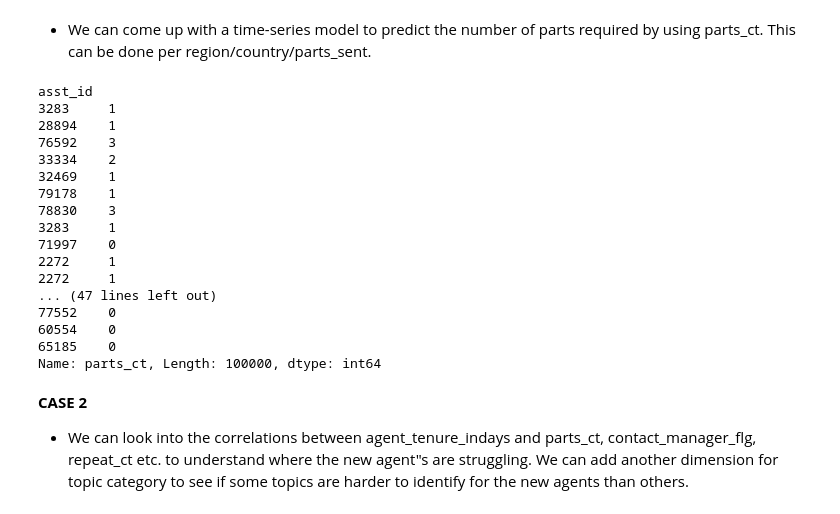
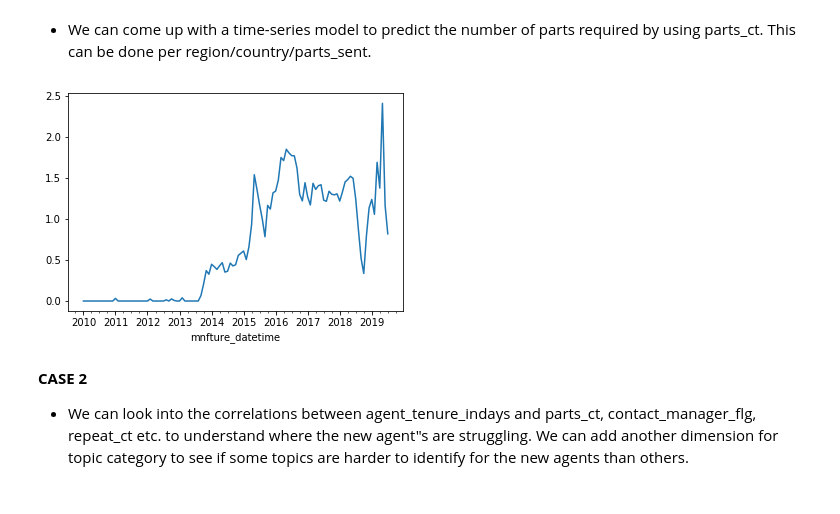
Before and after one commit to mrbalikci/data-science, a Jupyter notebook: JupyterNotebook/demo/data_insights.ipynb, the cells around one changed output. Saved outputs shown, nothing was run; the diff lists cells and outputs as text; code cells hidden in the pictures.

```diff
--- a/JupyterNotebook/demo/data_insights.ipynb
+++ b/JupyterNotebook/demo/data_insights.ipynb
@@ -616,26 +615,16 @@ product_repair_type_bar_plot()
 * This analysis tells us, parts related to the laptops tends to fail before or after the contract ends.
 # %% [markdown]
 - We can come up with a time-series model to predict the number of parts required by using parts_ct. This can be done per region/country/parts_sent.
-# %%
-df.parts_ct
-# %% [output]
-asst_id
-3283     1
-28894    1
-76592    3
-33334    2
-32469    1
-79178    1
-78830    3
-3283     1
-71997    0
-2272     1
-2272     1
-... (47 lines left out)
-77552    0
-60554    0
-65185    0
-Name: parts_ct, Length: 100000, dtype: int64
+# %%
+def time_series_region(region):
+    df_time_series = df.loc[df['region']==region,:]
+    df_time_series = df_time_series.reset_index()
+    df_time_series =df_time_series.set_index('mnfture_datetime')
+    return df_time_series.parts_ct.resample('M').mean().plot();
+# %%
+time_series_region('Hogwarts');
+# %% [output]
+[figure, added]
 # %% [markdown]
 <strong> CASE 2
 * We can look into the correlations between agent_tenure_indays and parts_ct, contact_manager_flg, repeat_ct etc. to understand where the new agent"s are struggling. We can add another dimension for topic category to see if some topics are harder to identify for the new agents than others. </strong>
```
Also changed, not shown: parts of 2 cells of this notebook.
